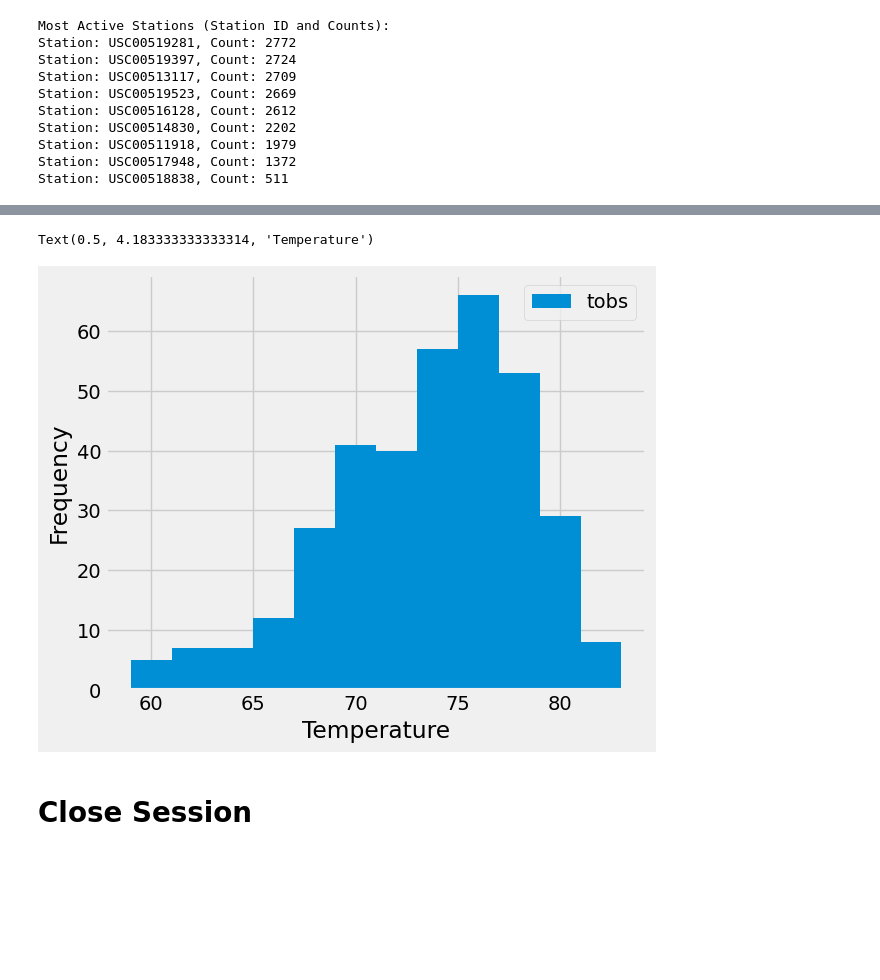
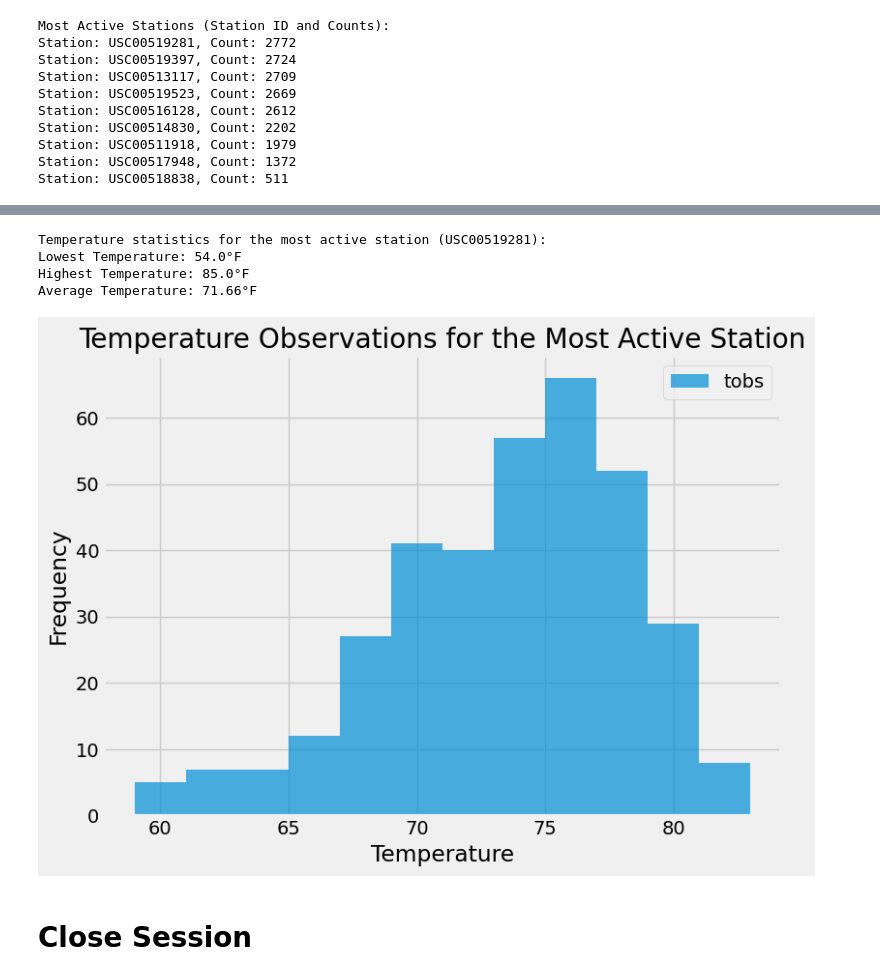
Before and after one commit to AzaniaHH/sqlalchemy-challenge, a Jupyter notebook: SurfsUp/climate_starter.ipynb, the cells around one changed output, grey strips where cells are left out. Cells and saved outputs as stored; diff of their text form; code cells hidden in the pictures; blank space fills up the shorter version.

```diff
--- a/SurfsUp/climate_starter.ipynb
+++ b/SurfsUp/climate_starter.ipynb
@@ -118,9 +114,41 @@ Station: USC00518838, Count: 511
+# %%
+# Using the most active station id from the previous query, calculate the lowest, highest, and average temperature.
+most_active_station = active_stations[0][0]
+temp_stats = session.query(
+    func.min(Measurement.tobs).label('min_temp'),
+    func.max(Measurement.tobs).label('max_temp'),
+    func.avg(Measurement.tobs).label('avg_temp')
+).filter(Measurement.station == most_active_station).all()
+
+min_temp, max_temp, avg_temp = temp_stats[0]
+
+print(f"Temperature statistics for the most active station ({most_active_station}):")
+print(f"Lowest Temperature: {min_temp}°F")
+print(f"Highest Temperature: {max_temp}°F")
+print(f"Average Temperature: {avg_temp:.2f}°F")
+# %% [output]
+Temperature statistics for the most active station (USC00519281):
+Lowest Temperature: 54.0°F
+Highest Temperature: 85.0°F
+Average Temperature: 71.66°F
 # %%
 # Using the most active station id
 # Query the last 12 months of temperature observation data for this station and plot the results as a histogram
+temperature_data = session.query(Measurement.tobs).\
+    filter(Measurement.station == most_active_station).\
+    filter(Measurement.date >= one_year_ago).all()
+temperature_values = [temp[0] for temp in temperature_data]
+
+plt.figure(figsize=(8, 6))
+plt.hist(temperature_values, bins=12, alpha=0.7, label='tobs')
+plt.title("Temperature Observations for the Most Active Station")
+plt.xlabel("Temperature")
+plt.ylabel("Frequency")
+plt.legend()
+plt.tight_layout()
+plt.show()
 # %% [output]
-Text(0.5, 4.183333333333314, 'Temperature')
-[figure, old version]
+[figure, new version]
 # %% [markdown]
 # Close Session
 # %%
```
Also changed, not shown: parts of 1 cell of this notebook.
